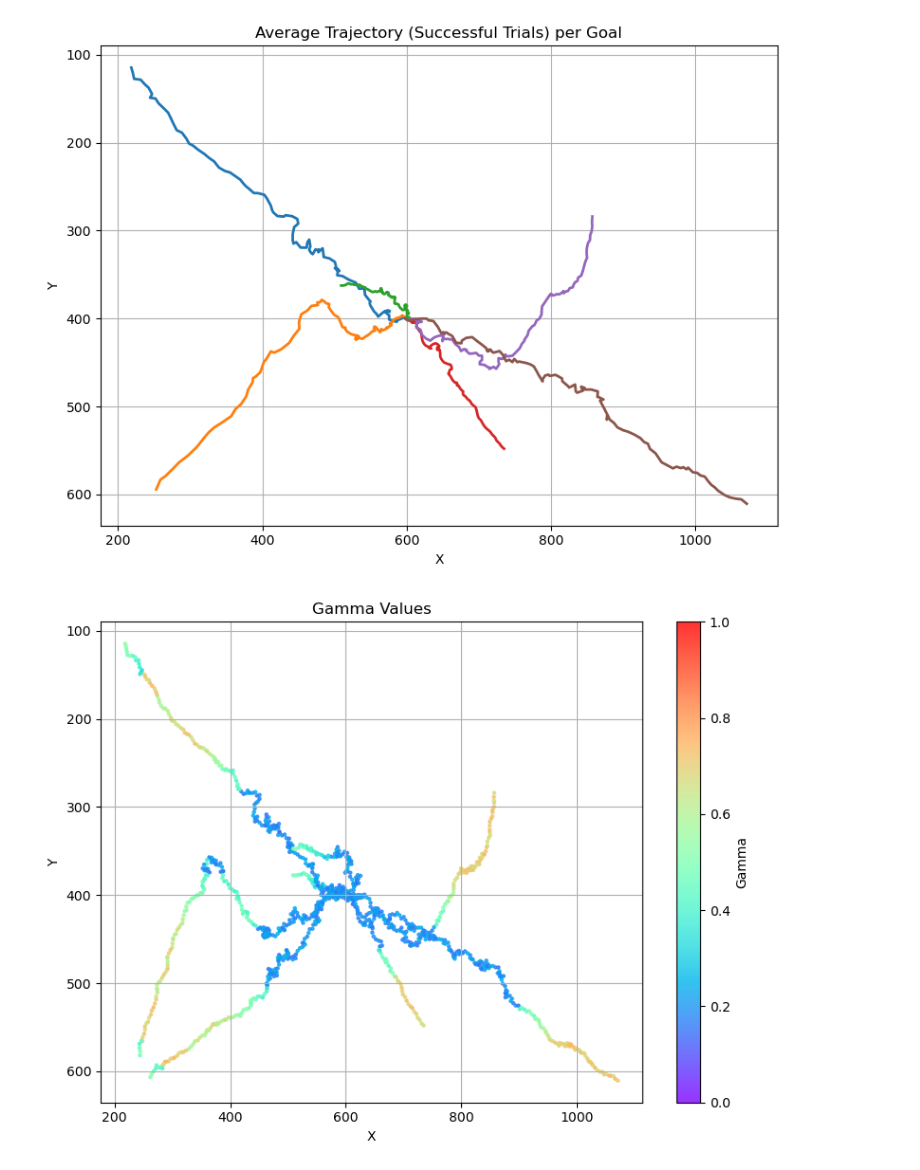
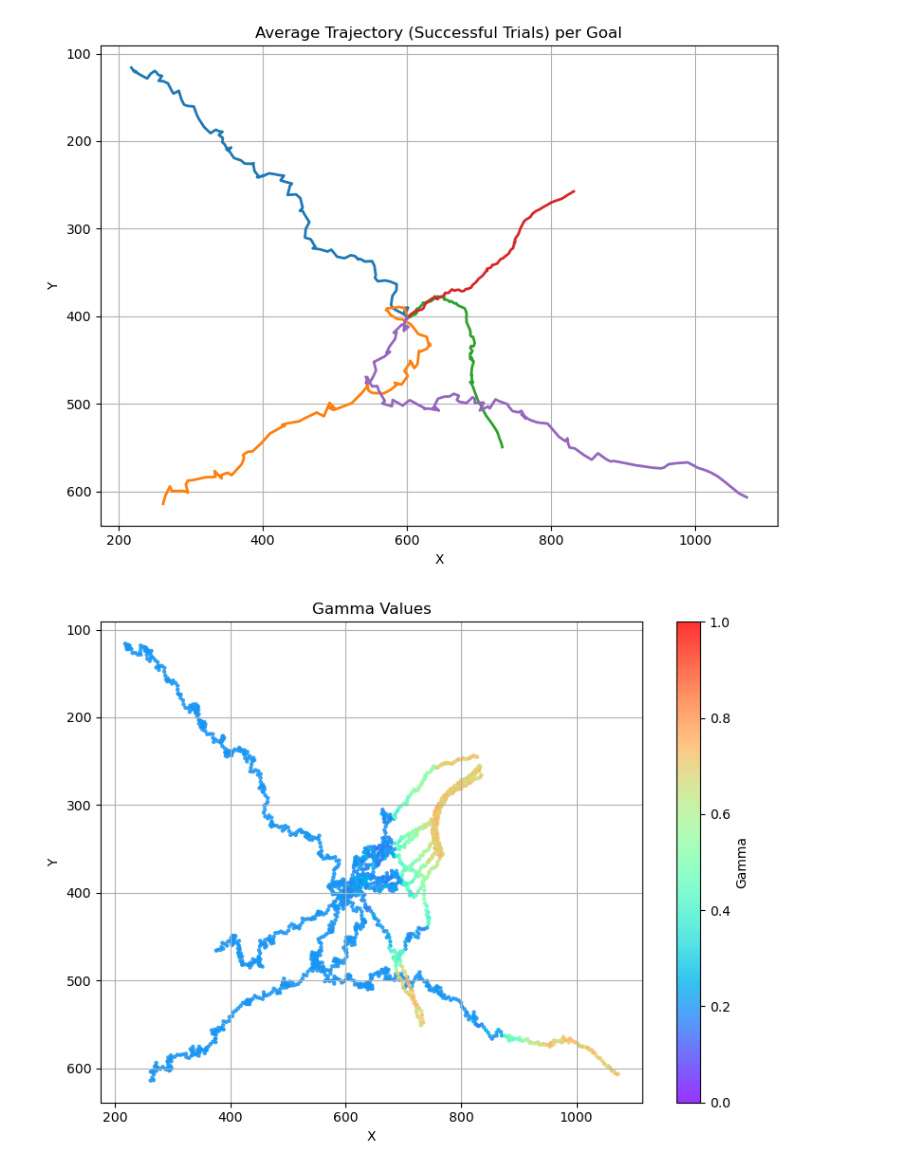
Before and after one commit to MH-Farhadi/End-Effector-Test-Environment, a Jupyter notebook: user study data/trajectory_visualisation.ipynb, the cells around one changed output. Saved outputs shown, nothing was run; the diff lists cells and outputs as text; code cells hidden in the pictures.

```diff
--- a/user study data/trajectory_visualisation.ipynb
+++ b/user study data/trajectory_visualisation.ipynb
@@ -8,7 +8,7 @@ import math
 ###############################################################################
 # 1. LOAD DATA
 ###############################################################################
-file_path = r"C:\Users\mhfar\OneDrive\Desktop\Depo\Code\Cursor\End-Effector-Test-Environment\End-Effector-Test-Environment\user study data\data_log_20250302_182054.json"
+file_path = r"D:\CODE\cursor\End-Effector-Test-Environment\End-Effector-Test-Environment\user study data\data_log_20250304_161809.json"
 if not os.path.exists(file_path):
     print(f"File not found: {file_path}")
     exit()
@@ -294,2 +300,2 @@ Mode=AI
-[figure, old version]
+[figure, new version]
-[figure, old version]
+[figure, new version]
```
Also changed, not shown: parts of 1 cell of this notebook, 9 other files.
